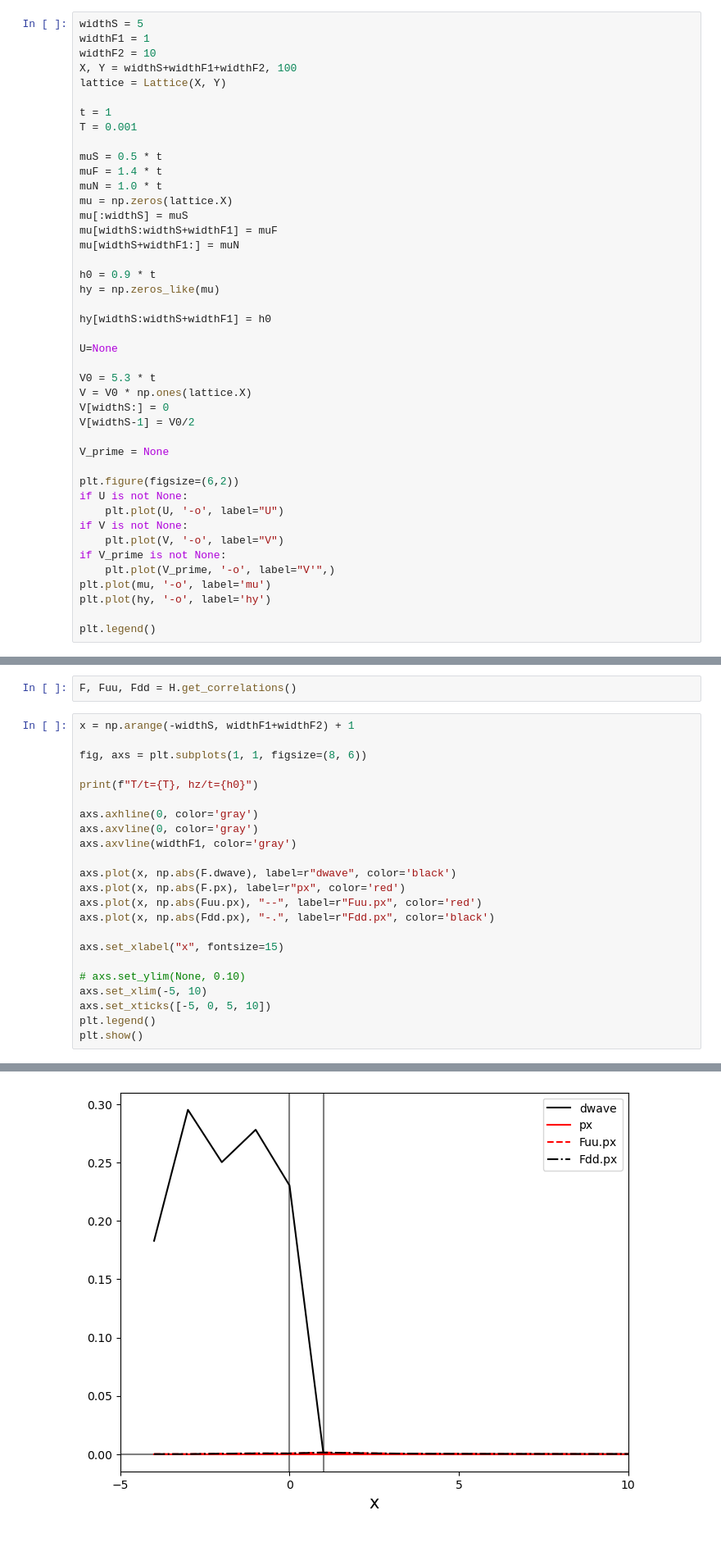
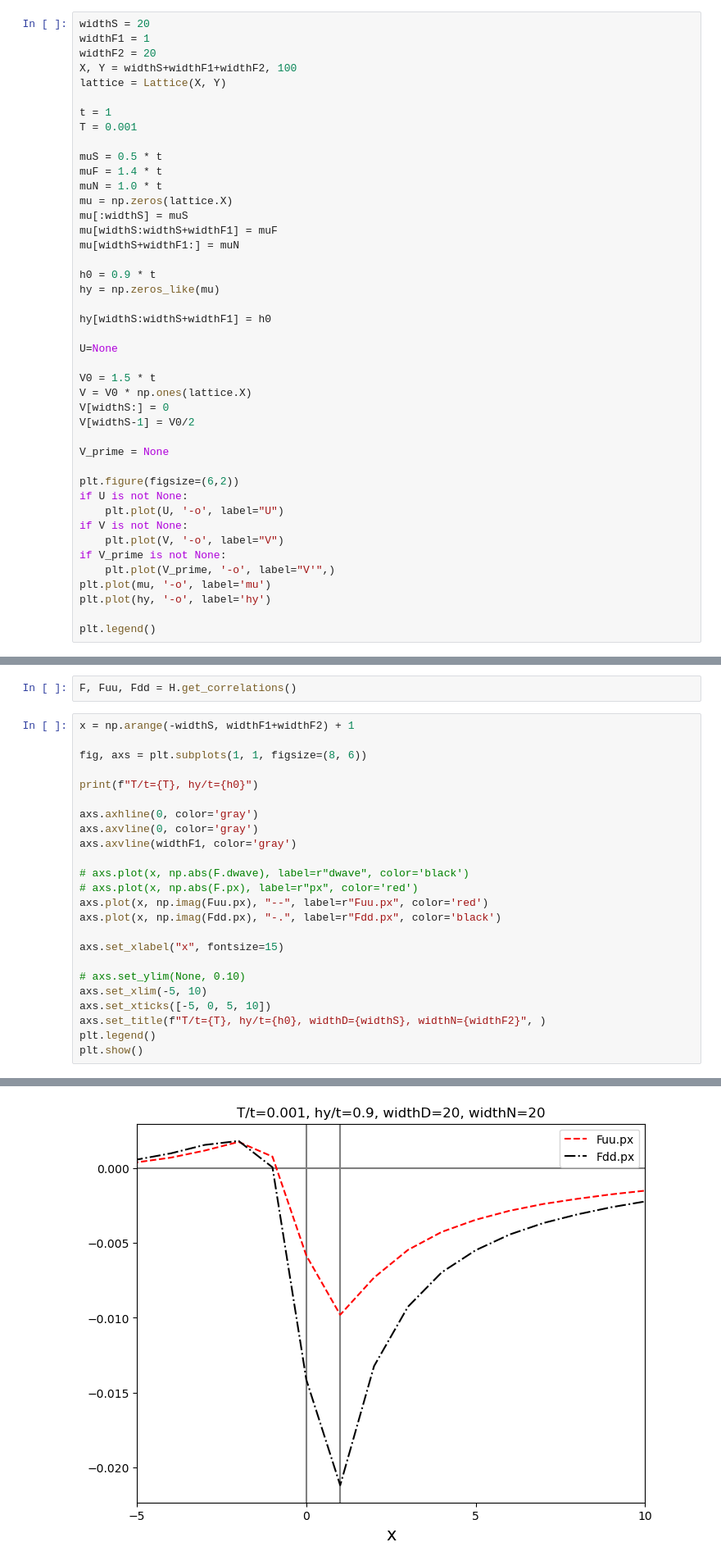
Before and after one commit to emilssp/master-thesis-codebase, a Jupyter notebook: notebooks/DFN.ipynb, the cells around one changed output, grey strips where cells are left out. Shown at 82% size. Cells and saved outputs as stored; diff of their text form; blank space fills up the shorter version.

```diff
--- a/notebooks/DFN.ipynb
+++ b/notebooks/DFN.ipynb
@@ -10,9 +10,9 @@ from scripts.Hamiltonian import Hamiltonian
 from scripts.Lattice import Lattice
 from scripts.self_consistency import bdg_sc
 # %%
-widthS = 5
+widthS = 20
 widthF1 = 1
-widthF2 = 10
+widthF2 = 20
 X, Y = widthS+widthF1+widthF2, 100
 lattice = Lattice(X, Y)
 
@@ -34,7 +34,7 @@ hy[widthS:widthS+widthF1] = h0
 
 U=None
 
-V0 = 5.3 * t
+V0 = 1.5 * t
 V = V0 * np.ones(lattice.X)
 V[widthS:] = 0
 V[widthS-1] = V0/2
@@ -85,22 +85,23 @@ x = np.arange(-widthS, widthF1+widthF2) + 1
 
 fig, axs = plt.subplots(1, 1, figsize=(8, 6))
 
-print(f"T/t={T}, hz/t={h0}")
+print(f"T/t={T}, hy/t={h0}")
 
 axs.axhline(0, color='gray')
 axs.axvline(0, color='gray')
 axs.axvline(widthF1, color='gray')
 
-axs.plot(x, np.abs(F.dwave), label=r"dwave", color='black')
-axs.plot(x, np.abs(F.px), label=r"px", color='red')
-axs.plot(x, np.abs(Fuu.px), "--", label=r"Fuu.px", color='red')
-axs.plot(x, np.abs(Fdd.px), "-.", label=r"Fdd.px", color='black')
+# axs.plot(x, np.abs(F.dwave), label=r"dwave", color='black')
+# axs.plot(x, np.abs(F.px), label=r"px", color='red')
+axs.plot(x, np.imag(Fuu.px), "--", label=r"Fuu.px", color='red')
+axs.plot(x, np.imag(Fdd.px), "-.", label=r"Fdd.px", color='black')
 
 axs.set_xlabel("x", fontsize=15)
 
 # axs.set_ylim(None, 0.10)
 axs.set_xlim(-5, 10)
 axs.set_xticks([-5, 0, 5, 10])
+axs.set_title(f"T/t={T}, hy/t={h0}, widthD={widthS}, widthN={widthF2}", )
 plt.legend()
 plt.show()
 # %% [output]
@@ -108 +109 @@ T/t=0.001, hz/t=0.9
-[figure, old version]
+[figure, new version]
```
Also changed, not shown: parts of 4 cells of this notebook, 11 other files.
